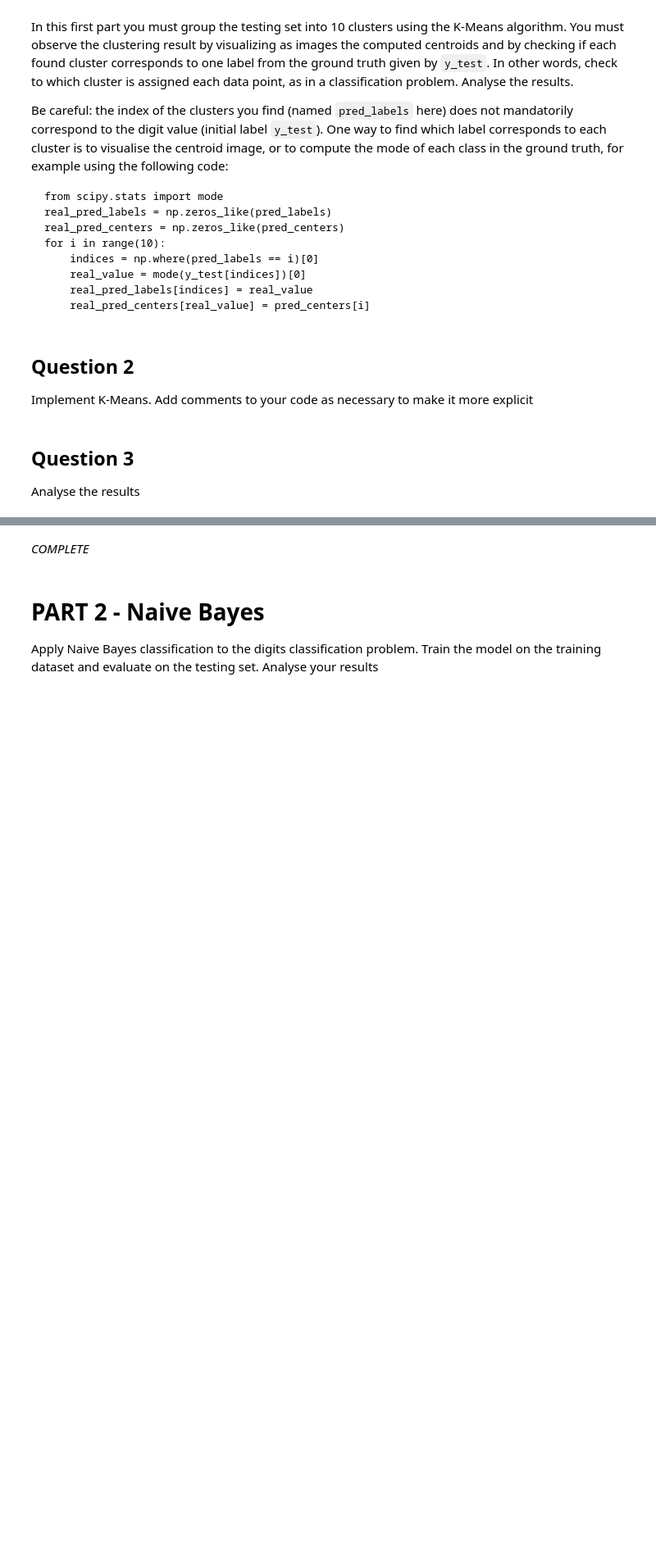
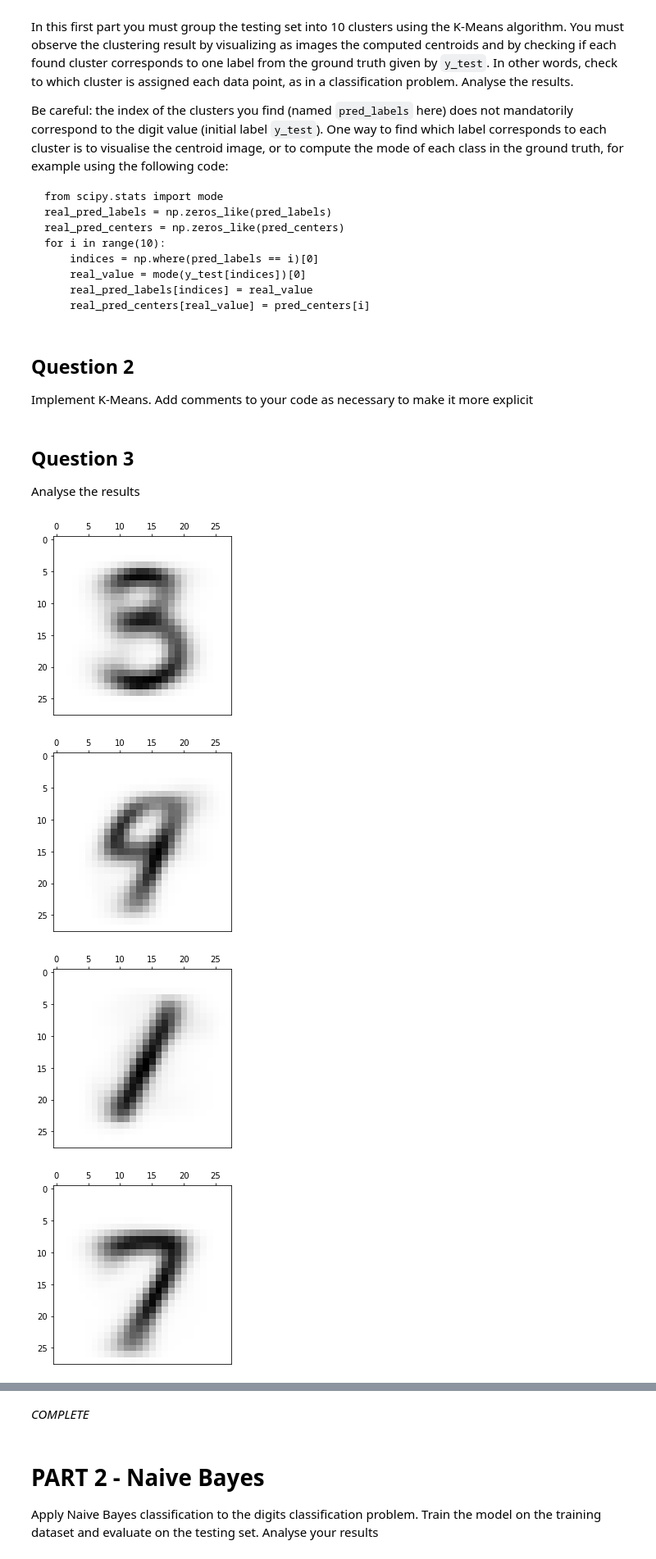
Before and after one commit to RChaguer/MLCourse, a Jupyter notebook: assignment1/Assignment1-MNIST.ipynb, the cells around one changed output, grey strips where cells are left out. Shown at 82% size. Cells and saved outputs as stored; diff of their text form; code cells hidden in the pictures; blank space fills up the shorter version.

Commit message:
KMeans Assignment 1

```diff
--- a/assignment1/Assignment1-MNIST.ipynb
+++ b/assignment1/Assignment1-MNIST.ipynb
@@ -100,0 +214,8 @@ Analyse the results
+# %%
+KM = Kmeans()
+centroids, labels = KM.fit(x_train_t, 10, UNTIL_CONV=True)
+# %%
+def show_centroids(centroids):
+    for i in range(len(centroids)):
+        result_imag = centroids[i].T.reshape((28, 28, 1, -1))
+        MNISTtools.show(result_imag[:, :, 0, 0])
@@ -100,0 +249,7 @@ Analyse the results
+# %%
+show_centroids(centroids)
+# %% [output]
+[figure, added]
+[figure, added]
+[figure, added]
+[figure, added]
```
Also changed, not shown: parts of 12 cells of this notebook, 5 other files.
